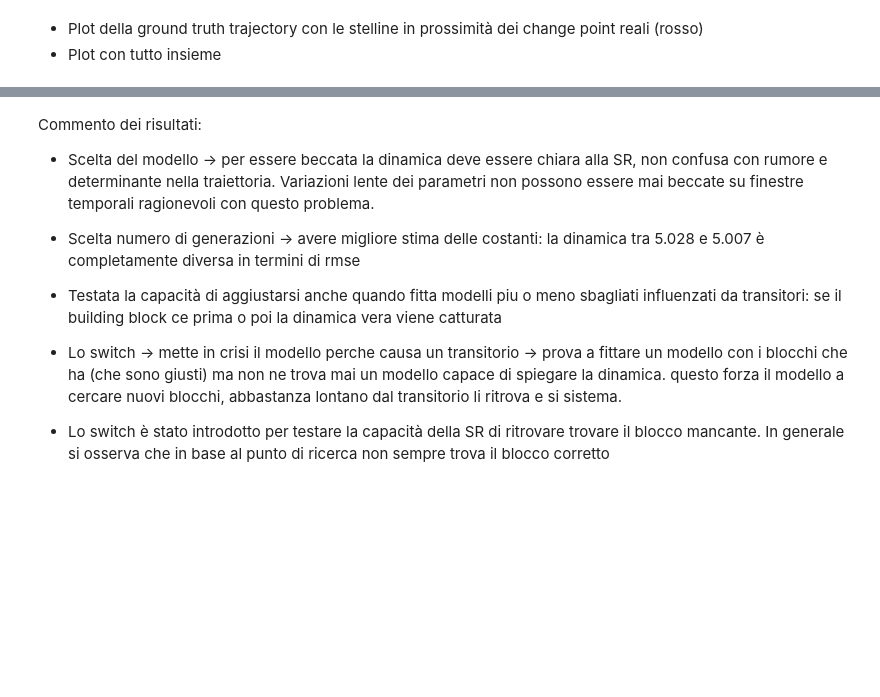
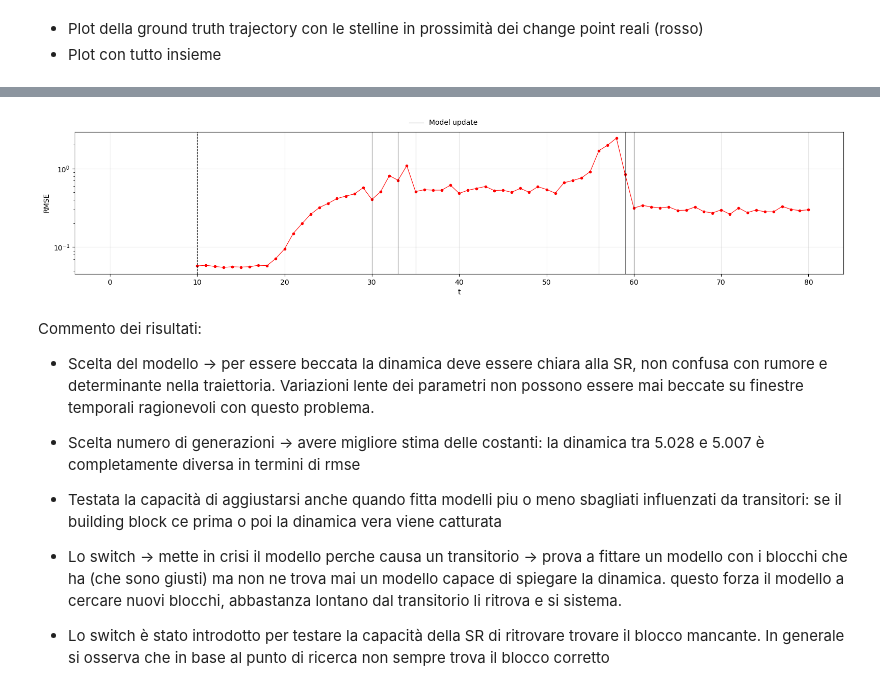
Before and after one commit to mattiagast/TesiBackup, a Jupyter notebook: Online-Test/timeVarying_LotkaVolterra.ipynb, the cells around one changed output, grey strips where cells are left out. Cells and saved outputs as stored; diff of their text form; code cells hidden in the pictures; blank space fills up the shorter version.

```diff
--- a/Online-Test/timeVarying_LotkaVolterra.ipynb
+++ b/Online-Test/timeVarying_LotkaVolterra.ipynb
@@ -520,3 +435,57 @@ plt.show()
+# %%
+import numpy as np
+import matplotlib.pyplot as plt
+from matplotlib.lines import Line2D
+
+time_vector = np.arange(10, H + 1)
+
+fig, ax = plt.subplots(1, 1, figsize=(16, 3.7))
+
+# RMSE (scala logaritmica)
+ax.semilogy(time_vector, rmse_vec, 'r-', lw=0.8)
+ax.semilogy(time_vector, rmse_vec, 'ro', ms=3)
+
+# Plot fittizio per forzare il dominio temporale (come t1)
+ax.plot(t1, np.zeros_like(t1), alpha=0)
+
+# Labels
+ax.set_xlabel("t")
+ax.set_ylabel("RMSE")
+
+# Grid minimale (solo major ticks, come da estetica pulita)
+ax.grid(True, which='major', alpha=0.3)
+
+# Eventi temporali
+ax.axvline(10, lw=0.8, color='black', alpha=1, linestyle='--')  # End control
+ax.axvline(33, lw=0.8, color='k', alpha=0.5)                    # Model update
+ax.axvline(30, lw=0.8, color='k', alpha=0.5)                    # Model update
+ax.axvline(35, lw=0.8, color='k', alpha=0.5)                    # Model update
+ax.axvline(56, lw=0.8, color='k', alpha=0.5)                    # Model update
+ax.axvline(59, lw=0.8, color='k', alpha=0.5)                    # Model update
+ax.axvline(60, lw=0.8, color='k', alpha=0.5)                    # Model update
+
+# Handle fittizio SOLO per Model update
+model_update_handle = Line2D(
+    [0], [0],
+    color='k',
+    lw=0.8,
+    alpha=0.5,
+    label="Model update"
+)
+
+# Legenda: STESSE impostazioni del plot sopra
+fig.legend(
+    handles=[model_update_handle],
+    loc="upper center",
+    ncol=1,
+    frameon=False
+)
+
+# Layout IDENTICO
+plt.tight_layout(rect=[0, 0, 1, 0.95])
+plt.show()
+# %% [output]
+[figure, added]
 # %%
 # Plot dei quattro coefficienti nel tempo
 # %% [markdown]
```
Also changed, not shown: parts of 12 cells of this notebook, 28 other files.
